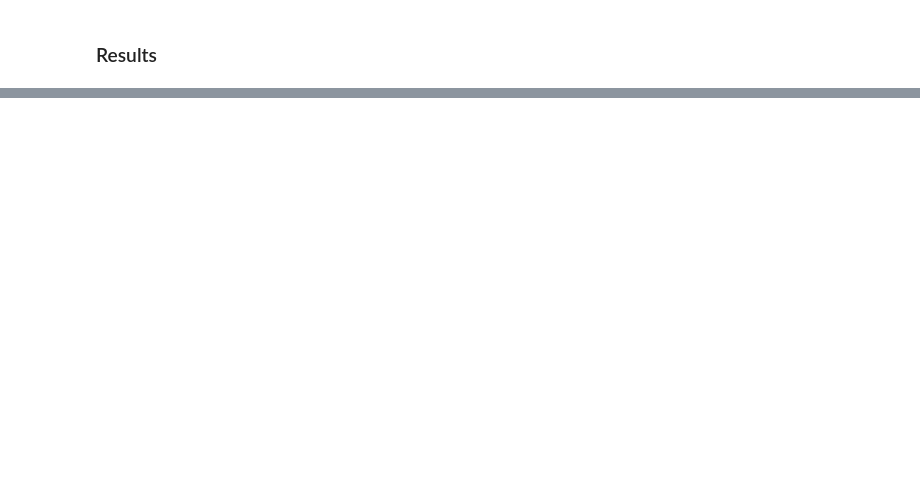
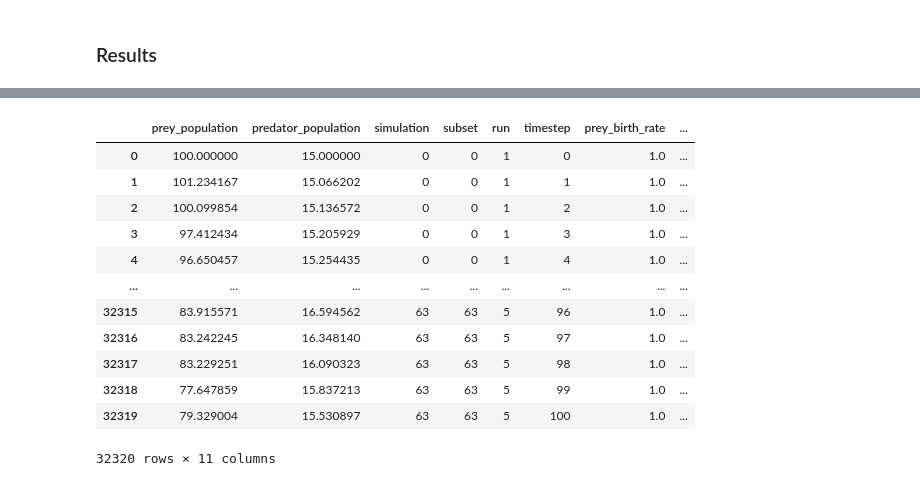
Before and after one commit to cadCAD-org/cadCAD_machine_search, a Jupyter notebook: notebooks/sd_prey_predator_sensitivity.ipynb, the cells around one changed output, grey strips where cells are left out. Cells and saved outputs as stored; diff of their text form; code cells hidden in the pictures; blank space fills up the shorter version.

```diff
--- a/notebooks/sd_prey_predator_sensitivity.ipynb
+++ b/notebooks/sd_prey_predator_sensitivity.ipynb
@@ -193,3 +195,19 @@ goals['System Stability'] = lambda metrics: (metrics['prey_variance'] + metrics[
 goals['combined'] = lambda goals: goals[0] + goals[1] + goals[2]
 
 plot_goal_ternary(df, kpis, goals, control_params)
+# %%
+df
+# %% [output]
+|  | prey_population | predator_population | simulation | subset | run | timestep | prey_birth_rate | ... |
+| 0 | 100.000000 | 15.000000 | 0 | 0 | 1 | 0 | 1.0 | ... |
+| 1 | 101.234167 | 15.066202 | 0 | 0 | 1 | 1 | 1.0 | ... |
+| 2 | 100.099854 | 15.136572 | 0 | 0 | 1 | 2 | 1.0 | ... |
+| 3 | 97.412434 | 15.205929 | 0 | 0 | 1 | 3 | 1.0 | ... |
+| 4 | 96.650457 | 15.254435 | 0 | 0 | 1 | 4 | 1.0 | ... |
+| ... | ... | ... | ... | ... | ... | ... | ... | ... |
+| 32315 | 83.915571 | 16.594562 | 63 | 63 | 5 | 96 | 1.0 | ... |
+| 32316 | 83.242245 | 16.348140 | 63 | 63 | 5 | 97 | 1.0 | ... |
+| 32317 | 83.229251 | 16.090323 | 63 | 63 | 5 | 98 | 1.0 | ... |
+| 32318 | 77.647859 | 15.837213 | 63 | 63 | 5 | 99 | 1.0 | ... |
+| 32319 | 79.329004 | 15.530897 | 63 | 63 | 5 | 100 | 1.0 | ... |
+32320 rows × 11 columns
```
Also changed, not shown: parts of 4 cells of this notebook, 2 other files.
